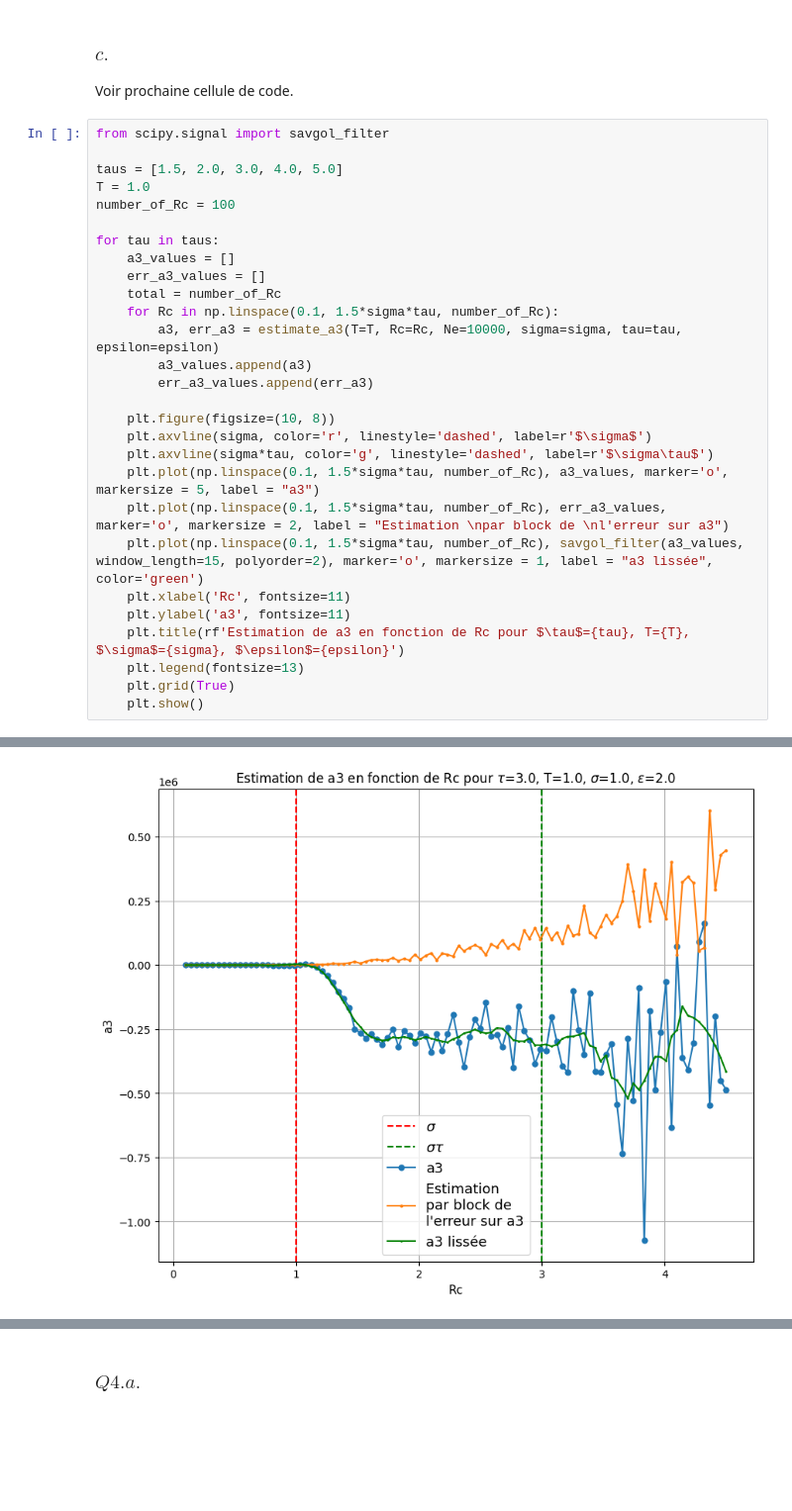
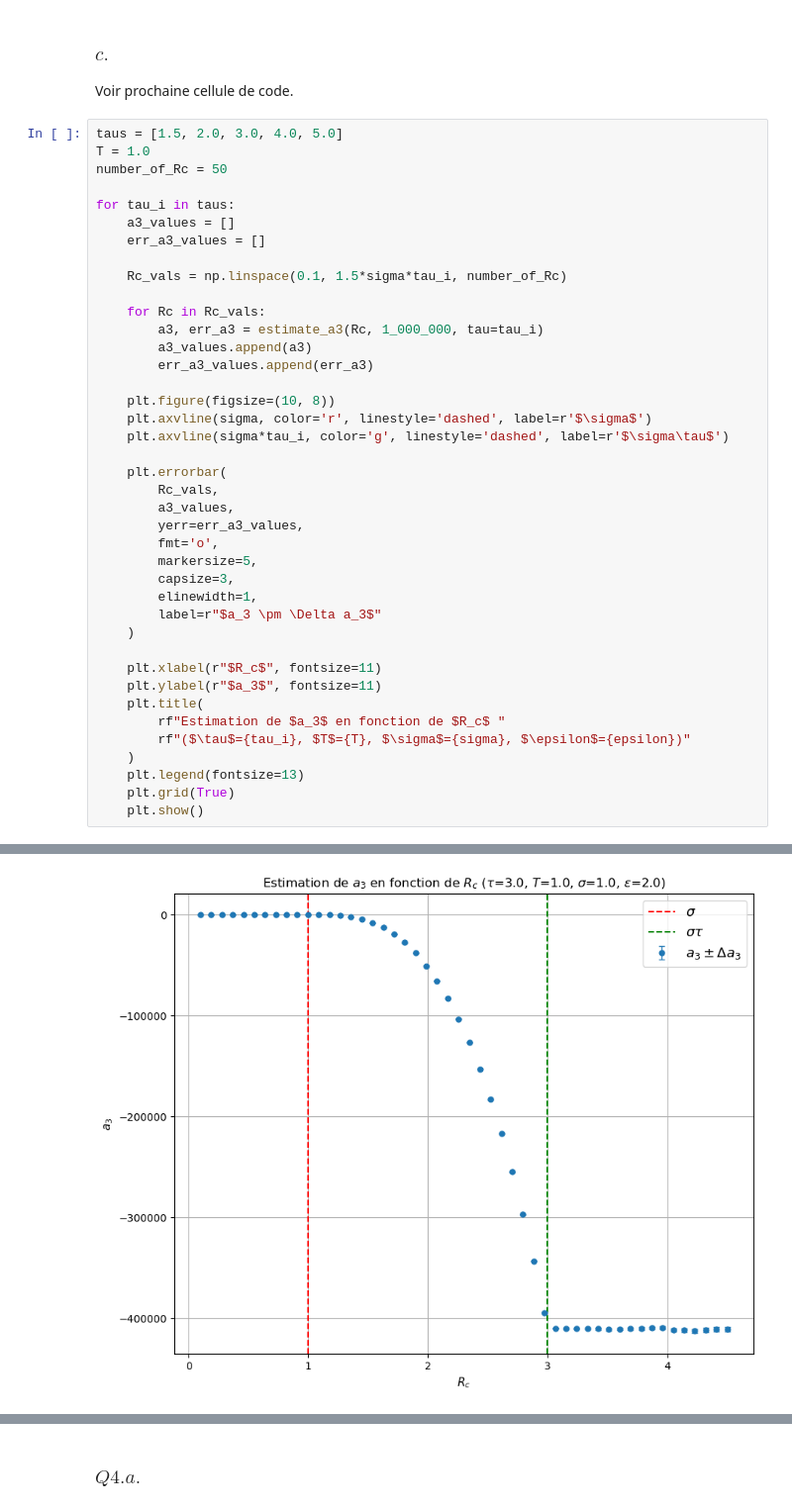
Before and after one commit to ADeslarzes/Homewrok_3, a Jupyter notebook: P2.ipynb, the cells around one changed output, grey strips where cells are left out. Shown at 99% size. Drawn from its saved outputs; the diff is of its cells as text; blank space fills up the shorter version.

```diff
--- a/P2.ipynb
+++ b/P2.ipynb
@@ -132,30 +145,42 @@ Comme $\vec r_2$ et $\vec r_3$ sont tirées indépendamment dans deux sphères i
 ### $c.$
 Voir prochaine cellule de code.
 # %%
-from scipy.signal import savgol_filter
-
 taus = [1.5, 2.0, 3.0, 4.0, 5.0]
 T = 1.0
-number_of_Rc = 100
+number_of_Rc = 50
 
-for tau in taus:
+for tau_i in taus:
     a3_values = []
     err_a3_values = []
-    total = number_of_Rc
-    for Rc in np.linspace(0.1, 1.5*sigma*tau, number_of_Rc):
-        a3, err_a3 = estimate_a3(T=T, Rc=Rc, Ne=10000, sigma=sigma, tau=tau, epsilon=epsilon)
+
+    Rc_vals = np.linspace(0.1, 1.5*sigma*tau_i, number_of_Rc)
+
+    for Rc in Rc_vals:
+        a3, err_a3 = estimate_a3(Rc, 1_000_000, tau=tau_i)
         a3_values.append(a3)
         err_a3_values.append(err_a3)
 
     plt.figure(figsize=(10, 8))
     plt.axvline(sigma, color='r', linestyle='dashed', label=r'$\sigma$')
-    plt.axvline(sigma*tau, color='g', linestyle='dashed', label=r'$\sigma\tau$')
-    plt.plot(np.linspace(0.1, 1.5*sigma*tau, number_of_Rc), a3_values, marker='o', markersize = 5, label = "a3")
-    plt.plot(np.linspace(0.1, 1.5*sigma*tau, number_of_Rc), err_a3_values, marker='o', markersize = 2, label = "Estimation \npar block de \nl'erreur sur a3")
-    plt.plot(np.linspace(0.1, 1.5*sigma*tau, number_of_Rc), savgol_filter(a3_values, window_length=15, polyorder=2), marker='o', markersize = 1, label = "a3 lissée", color='green')
-    plt.xlabel('Rc', fontsize=11)
-    plt.ylabel('a3', fontsize=11)
-    plt.title(rf'Estimation de a3 en fonction de Rc pour $\tau$={tau}, T={T}, $\sigma$={sigma}, $\epsilon$={epsilon}')
+    plt.axvline(sigma*tau_i, color='g', linestyle='dashed', label=r'$\sigma\tau$')
+
+    plt.errorbar(
+        Rc_vals,
+        a3_values,
+        yerr=err_a3_values,
+        fmt='o',
+        markersize=5,
+        capsize=3,
+        elinewidth=1,
+        label=r"$a_3 \pm \Delta a_3$"
+    )
+
+    plt.xlabel(r"$R_c$", fontsize=11)
+    plt.ylabel(r"$a_3$", fontsize=11)
+    plt.title(
+        rf"Estimation de $a_3$ en fonction de $R_c$ "
+        rf"($\tau$={tau_i}, $T$={T}, $\sigma$={sigma}, $\epsilon$={epsilon})"
+    )
     plt.legend(fontsize=13)
     plt.grid(True)
     plt.show()
@@ -165 +190 @@ for tau in taus:
-[figure, old version]
+[figure, new version]
```
Also changed, not shown: parts of 5 cells of this notebook.
